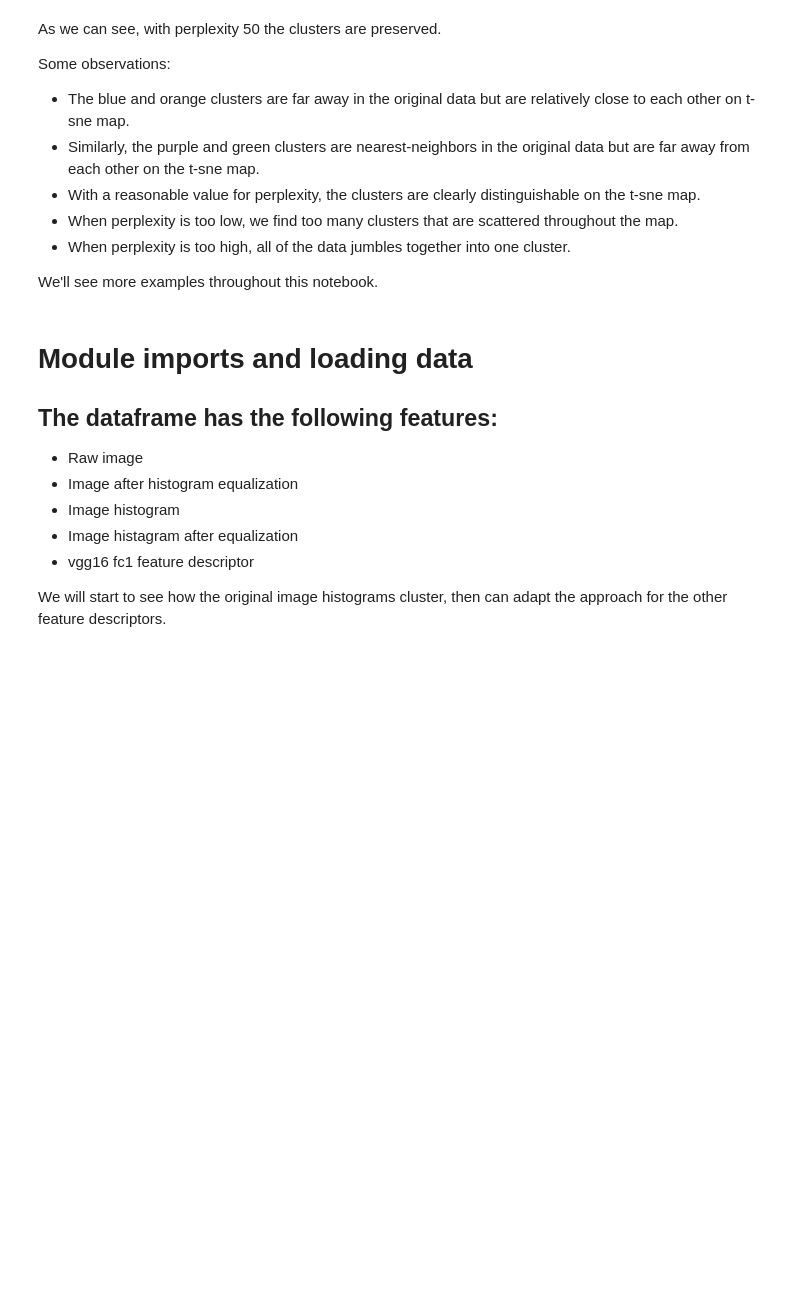
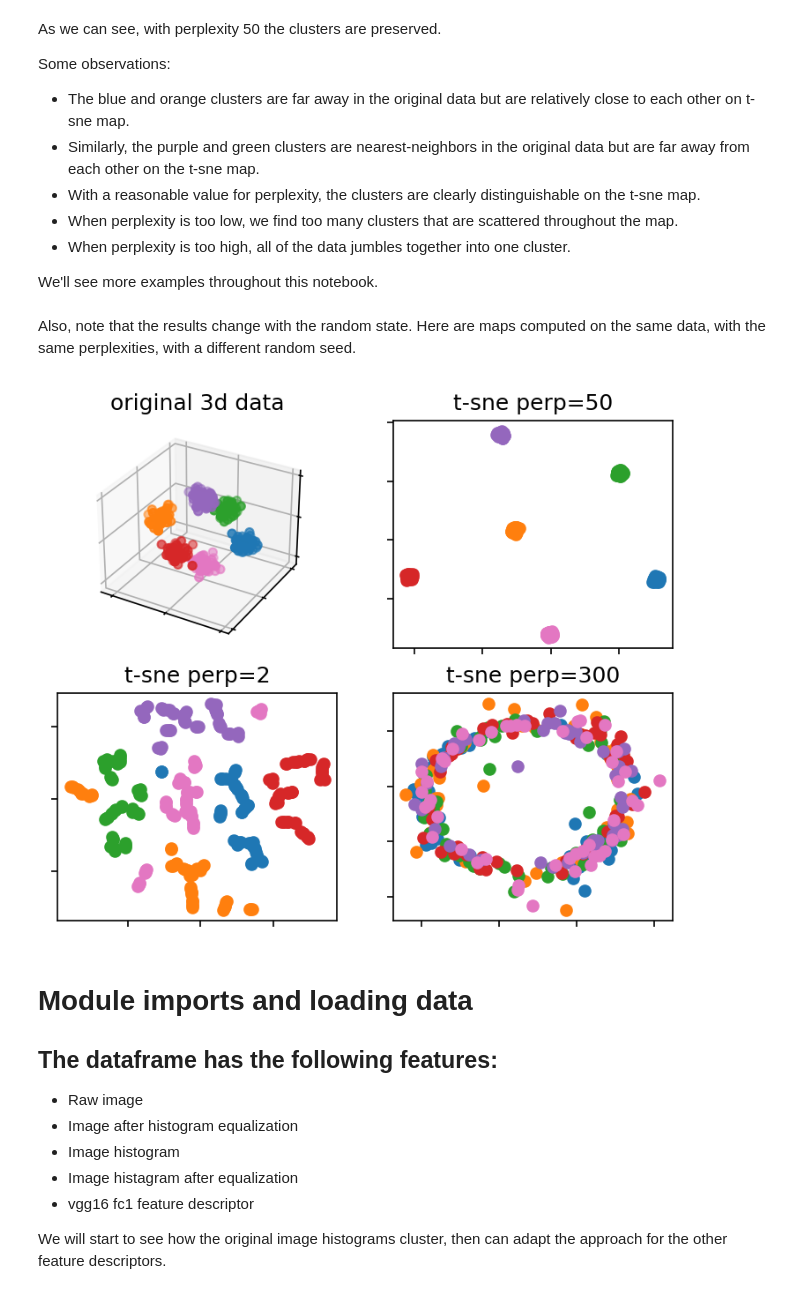
Before and after one commit to holmgroup/NextGenFellows, a Jupyter notebook: notebooks/3.0_Dimension_Reduction_Clustering.ipynb, the cells around one changed output. Saved outputs shown, nothing was run; the diff lists cells and outputs as text; code cells hidden in the pictures; blank space fills up the shorter version.

```diff
--- a/notebooks/3.0_Dimension_Reduction_Clustering.ipynb
+++ b/notebooks/3.0_Dimension_Reduction_Clustering.ipynb
@@ -90,6 +90,49 @@ Some observations:
   * When perplexity is too high, all of the data jumbles together into one cluster.
 
 We'll see more examples throughout this notebook.
+# %% [markdown]
+Also, note that the results change with the random state. Here are maps computed on the same data, with the same perplexities, with a different random seed.
+# %%
+rs2 = np.random.RandomState(2936744678)
+# compute t-sne with different perplexities
+
+t2 = TSNE(perplexity=2, random_state=rs2).fit(xc)
+x_tsne2 = t2.fit_transform(xc)
+x_tsne_rs2 = x_tsne2.reshape((6,50,2))
+
+
+t50 = TSNE(perplexity=50, random_state=rs2)
+x_tsne50 = t50.fit_transform(xc)
+x_tsne_rs50 = x_tsne50.reshape((6,50,2))
+
+t300 = TSNE(perplexity=300, random_state=rs2)
+x_tsne300 = t300.fit_transform(xc)
+x_tsne_rs300 = x_tsne300.reshape((6,50,2))
+
+# visualize results
+fig = plt.figure(figsize=(6,5),dpi=150, facecolor='w')
+ax = []
+ax.append(fig.add_subplot(2,2,1, projection='3d'))
+ax.append(fig.add_subplot(2,2,2))
+ax.append(fig.add_subplot(2,2,3))
+ax.append(fig.add_subplot(2,2,4))
+
+
+for i, c in enumerate(['tab:{}'.format(x) for x in ['blue','orange','green','red','purple','pink']]):
+    ax[0].scatter(x[i,:,0], x[i,:,1], x[i,:,2], color=c)
+    ax[1].scatter(x_tsne_rs50[i][:,0], x_tsne_rs50[i][:,1], color=c)
+    ax[2].scatter(x_tsne_rs2[i][:,0], x_tsne_rs2[i][:,1], color=c)
+    ax[3].scatter(x_tsne_rs300[i][:,0], x_tsne_rs300[i][:,1], color=c)
+
+for a, title in zip(ax, ['original 3d data', 't-sne perp=50','t-sne perp=2','t-sne perp=300']):
+    a.set_xticklabels([])
+    a.set_yticklabels([])
+    a.set_title(title)
+ax[0].set_zticklabels([])
+fig.tight_layout()
+plt.show()
+# %% [output]
+[figure, added]
 # %% [markdown]
 # Module imports and loading data
 
```
Also changed, not shown: parts of 20 cells of this notebook, 3 other files.
